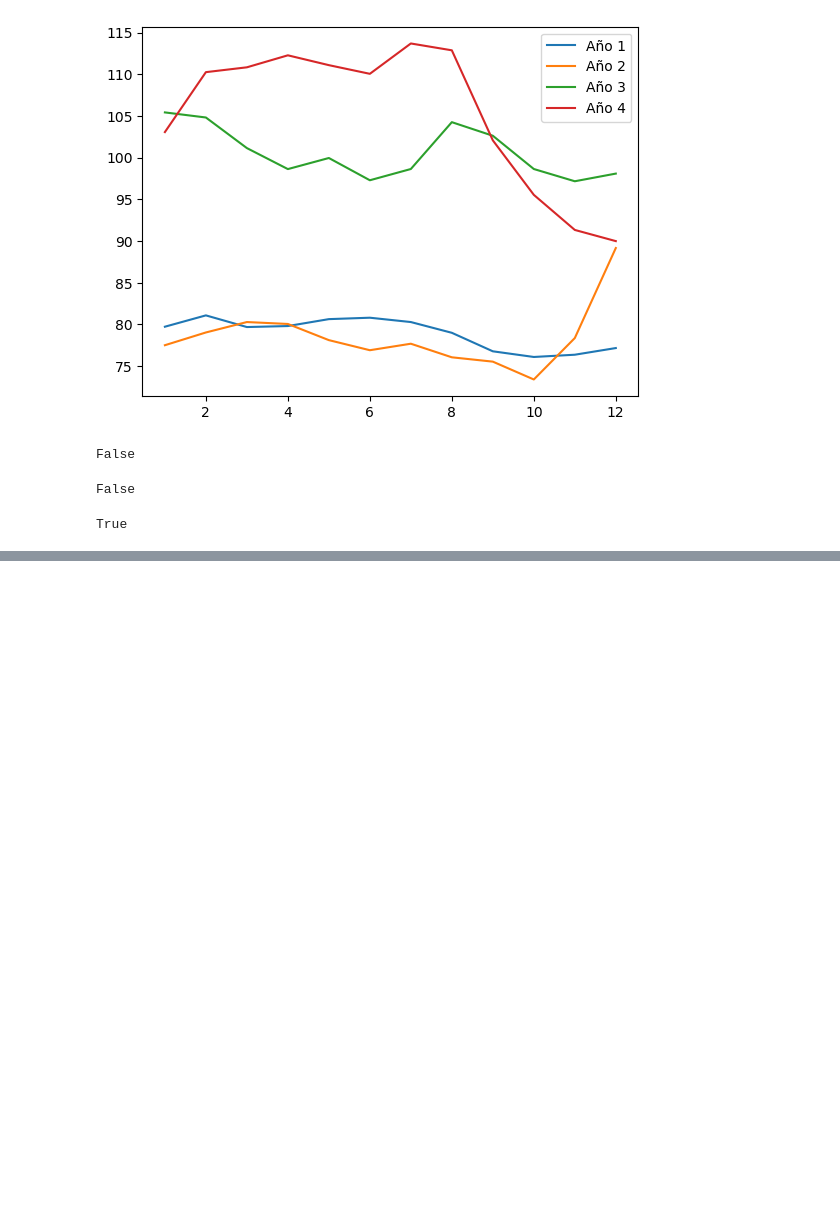
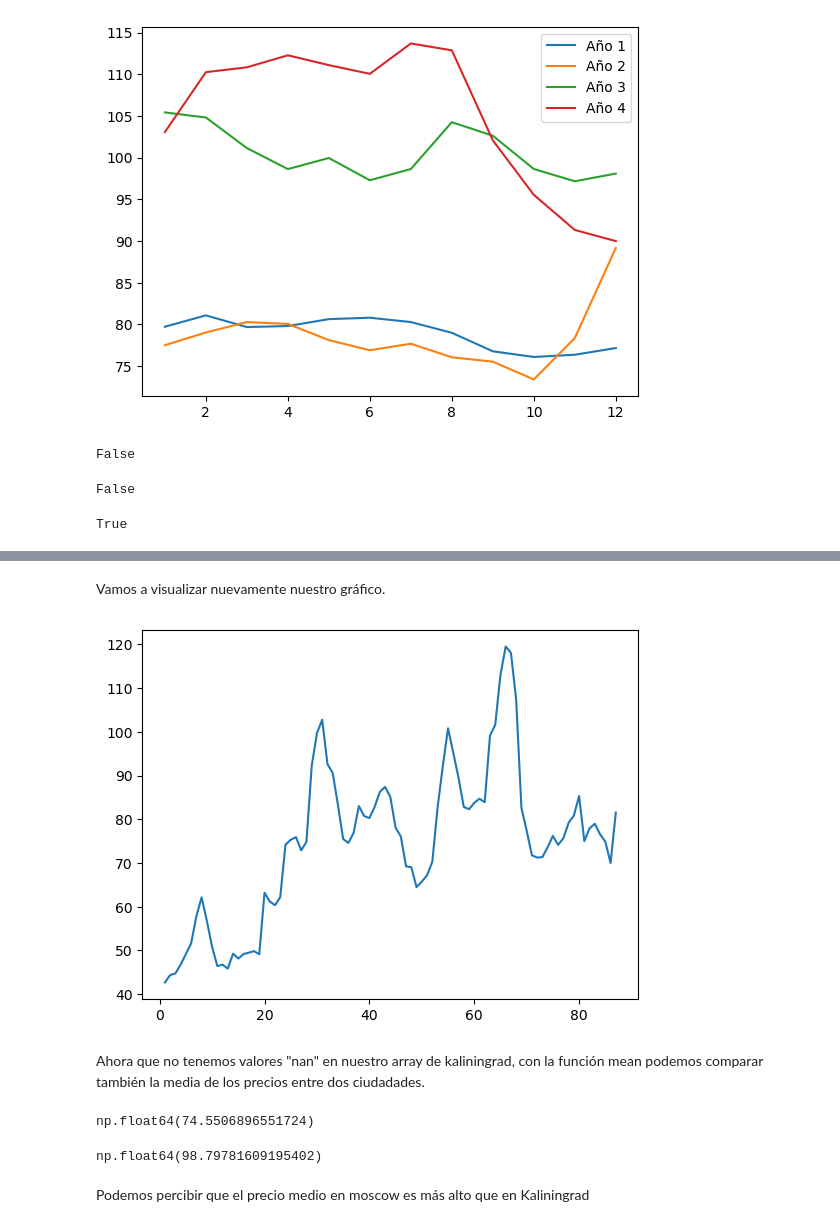
Before and after one commit to ygor-github/Curso_NumPy, a Jupyter notebook: Aprendiendo_Numpy.ipynb, the cells around one changed output, grey strips where cells are left out. Drawn from its saved outputs; the diff is of its cells as text; code cells hidden in the pictures; blank space fills up the shorter version.

```diff
--- a/Aprendiendo_Numpy.ipynb
+++ b/Aprendiendo_Numpy.ipynb
@@ -311,0 +370,3 @@ True
+# %%
+Kaliningrad[4] = (Kaliningrad[3]+Kaliningrad[5])/2
+Kaliningrad[4]
@@ -311,0 +377,3 @@ True
+# %%
+Kaliningrad[4]= np.mean([Kaliningrad[3],Kaliningrad[5]])
+Kaliningrad[4]
@@ -311,0 +396,21 @@ True
+# %% [markdown]
+Vamos a visualizar nuevamente nuestro gráfico.
+# %%
+plt.plot(datas,Kaliningrad)
+plt.show()
+# %% [output]
+[figure, added]
+# %% [markdown]
+Ahora que no tenemos valores "nan" en nuestro array de kaliningrad, con la función mean podemos comparar también la media de los precios entre dos ciudadades.
+# %%
+media_kaliningrad = np.mean(Kaliningrad)
+media_kaliningrad
+# %% [output]
+np.float64(74.5506896551724)
+# %%
+media_moscow = np.mean(Moscow)
+media_moscow
+# %% [output]
+np.float64(98.79781609195402)
+# %% [markdown]
+Podemos percibir que el precio medio en moscow es más alto que en Kaliningrad
```
Also changed, not shown: parts of 20 cells of this notebook.
